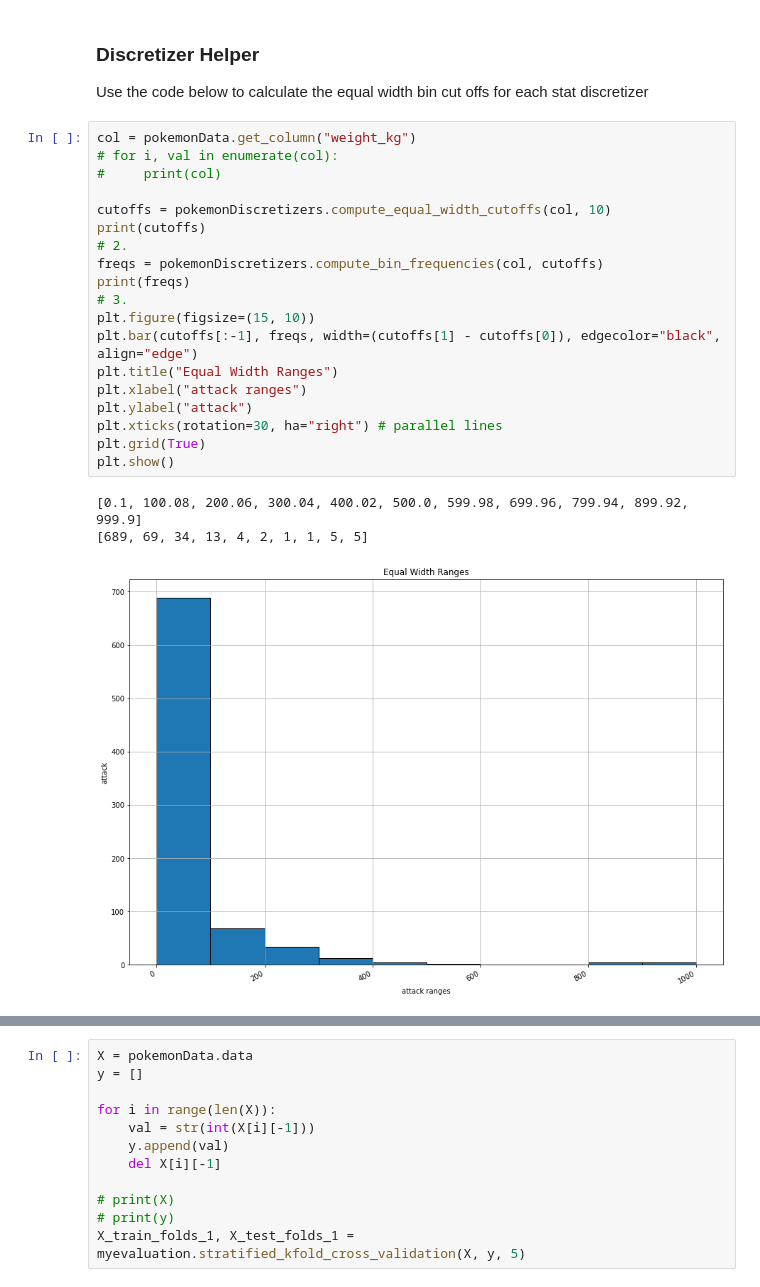
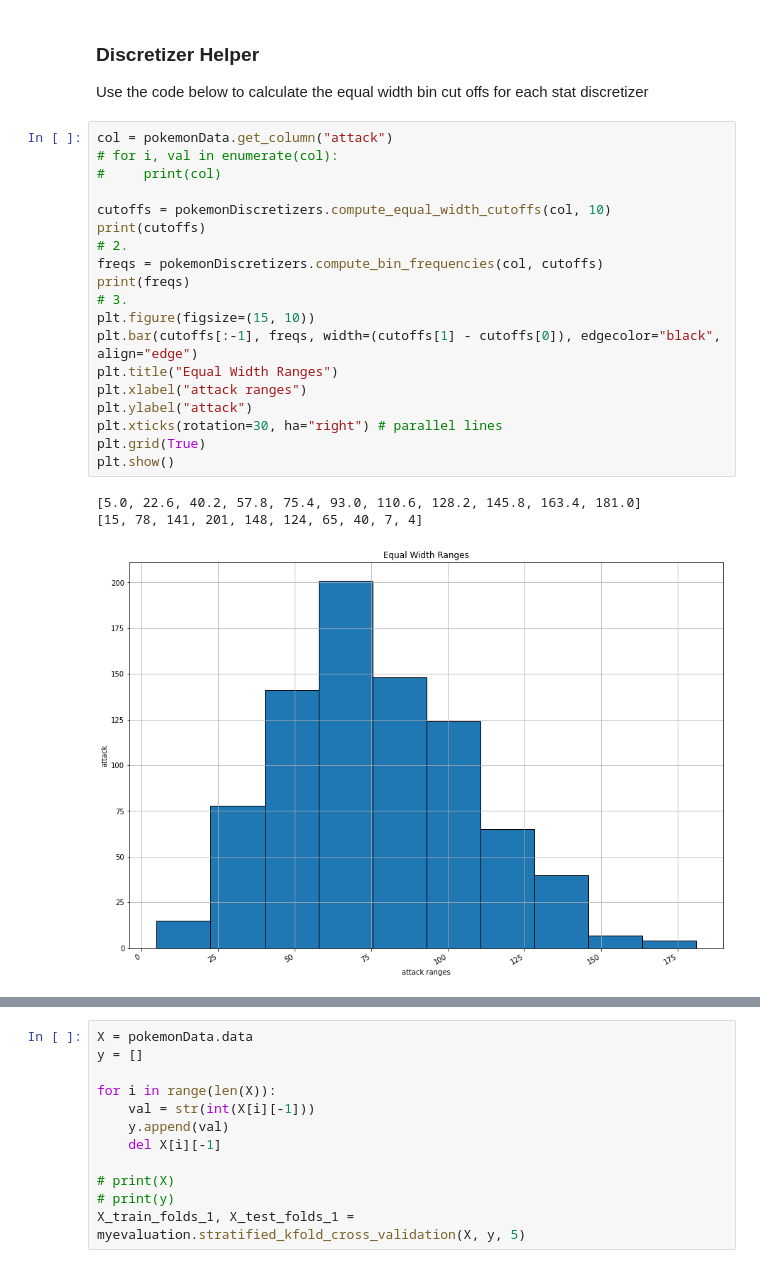
Before and after one commit to 907riley/CPSC322-Disc-Golf-Project, a Jupyter notebook: projectWork.ipynb, the cells around one changed output, grey strips where cells are left out. Drawn from its saved outputs; the diff is of its cells as text.

```diff
--- a/projectWork.ipynb
+++ b/projectWork.ipynb
@@ -54,28 +57,28 @@ pokemonData.save_to_file("dropped_pokemon.csv")
 
 Use the code below to calculate the equal width bin cut offs for each stat discretizer
 # %%
-col = pokemonData.get_column("weight_kg")
+col = pokemonData.get_column("attack")
 # for i, val in enumerate(col):
 #     print(col)
 
 cutoffs = pokemonDiscretizers.compute_equal_width_cutoffs(col, 10)
 print(cutoffs)
 # 2.
 freqs = pokemonDiscretizers.compute_bin_frequencies(col, cutoffs)
 print(freqs)
 # 3.
 plt.figure(figsize=(15, 10))
 plt.bar(cutoffs[:-1], freqs, width=(cutoffs[1] - cutoffs[0]), edgecolor="black", align="edge")
 plt.title("Equal Width Ranges")
 plt.xlabel("attack ranges")
 plt.ylabel("attack")
 plt.xticks(rotation=30, ha="right") # parallel lines
 plt.grid(True)
 plt.show()
 # %% [output]
-[0.1, 100.08, 200.06, 300.04, 400.02, 500.0, 599.98, 699.96, 799.94, 899.92, 999.9]
-[689, 69, 34, 13, 4, 2, 1, 1, 5, 5]
+[5.0, 22.6, 40.2, 57.8, 75.4, 93.0, 110.6, 128.2, 145.8, 163.4, 181.0]
+[15, 78, 141, 201, 148, 124, 65, 40, 7, 4]
-[figure, old version]
+[figure, new version]
 # %%
 # attack
 attack = pokemonData.get_column("attack")
```
Also changed, not shown: parts of 7 cells of this notebook, 5 other files.
